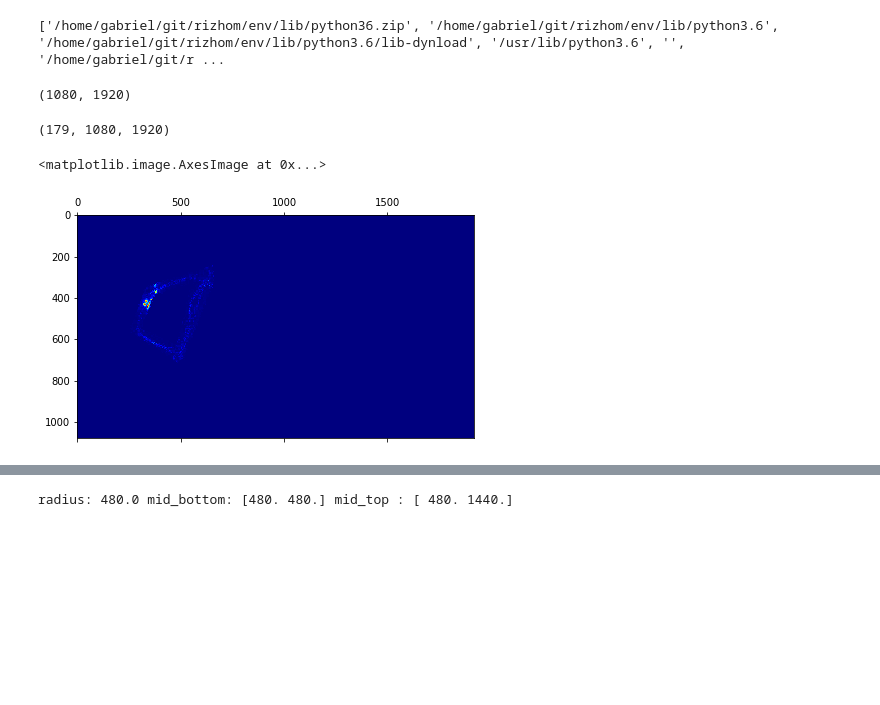
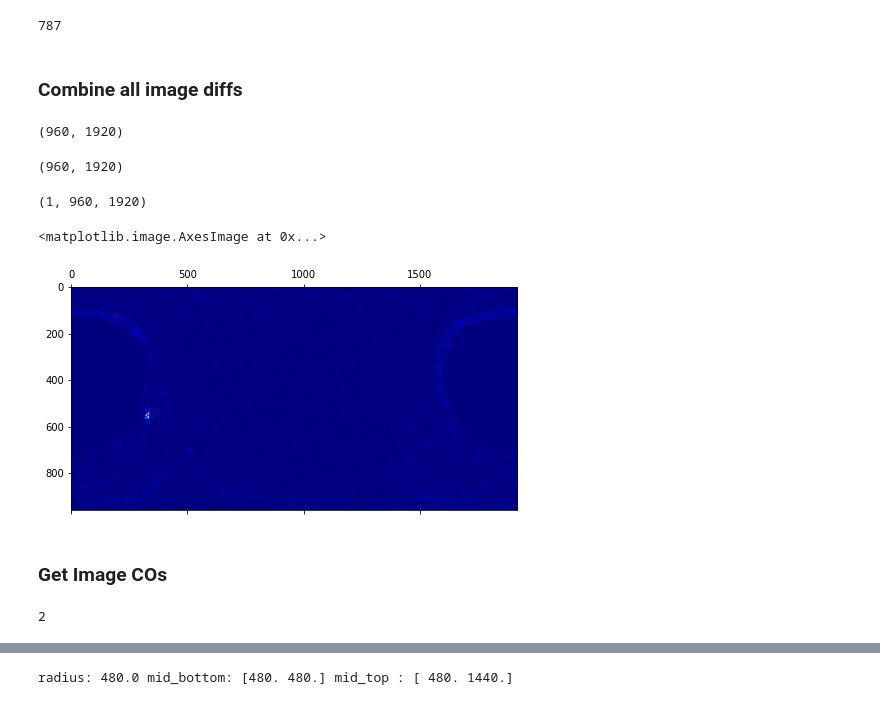
Before and after one commit to nuru-nu/moyo, a Jupyter notebook: notebooks/pixel_mapping.ipynb, the cells around one changed output, grey strips where cells are left out. Cells and saved outputs as stored; diff of their text form; code cells hidden in the pictures; blank space fills up the shorter version.

```diff
--- a/notebooks/pixel_mapping.ipynb
+++ b/notebooks/pixel_mapping.ipynb
@@ -8,13 +8,35 @@ from matplotlib import pyplot as plt
 from PIL import Image
 from scipy import ndimage
 
-print(sys.path)
+lib_path = '../../vrProjector/'
+assert os.path.exists(lib_path), 'Make sure "." path is where notebooks are!'
+if not lib_path in sys.path:
+    sys.path.insert(0, lib_path)
+
+import vrProjector
-# %% [output]
-['/home/gabriel/git/rizhom/env/lib/python36.zip', '/home/gabriel/git/rizhom/env/lib/python3.6', '/home/gabriel/git/rizhom/env/lib/python3.6/lib-dynload', '/usr/lib/python3.6', '', '/home/gabriel/git/r ...
+# %%
+path0 = sorted(glob.glob(data_path + rec_name + "/img*.jpg"))[0] # Make sure ref image is first
+len(sorted(glob.glob(data_path + rec_name + "/img*.jpg")))
+# %% [output]
+787
+# %% [markdown]
+### Combine all image diffs
+# %%
+paths = sorted(glob.glob(data_path + rec_name + "/img*.jpg"))
+im_mask = np.array(Image.open(data_path + rec_name + "/mask.jpg"))[:,:,1].clip(max=1)
+for i, file in enumerate(paths):
+    im = np.array(Image.open(file)).astype(np.int16)[:,:,1]
+    if i == 0:
+        max_diffs = np.zeros(im.shape)
+        im0 = im
+    max_diffs = np.maximum(max_diffs, np.sqrt((im.astype("float") - im0.astype("float")) ** 2)*im_mask)
+max_diffs.shape
+# %% [output]
+(960, 1920)
 # %%
 data_path = "../data/"
-rec_name="rec_1"
-paths = sorted(glob.glob(data_path + rec_name + "/img*.jpg"))
+rec_name="rec_2"
+paths = [path0] + sorted(glob.glob(data_path + rec_name + "/img*.jpg"))[:1]
 im_mask = np.array(Image.open(data_path + rec_name + "/mask.jpg"))[:,:,1].clip(max=1)
 print(im_mask.shape)
 data = None
@@ -27,11 +49,18 @@ for i, file in enumerate(paths):
     #print(i, np.min(data[i-1]), np.max(data[i-1]))
 data.shape
 # %% [output]
-(1080, 1920)
+(960, 1920)
-(179, 1080, 1920)
+(1, 960, 1920)
 # %%
-plt.matshow(data[50], cmap='jet')
+plt.matshow(data[10], cmap='jet')
 # %% [output]
 <matplotlib.image.AxesImage at 0x...>
-[figure, old version]
+[figure, new version]
+# %% [markdown]
+### Get Image COs
+# %%
+n=179
+int((n-n%60)/60)
+# %% [output]
+2
 # %%
```
Also changed, not shown: parts of 13 cells of this notebook, 2 other files.
